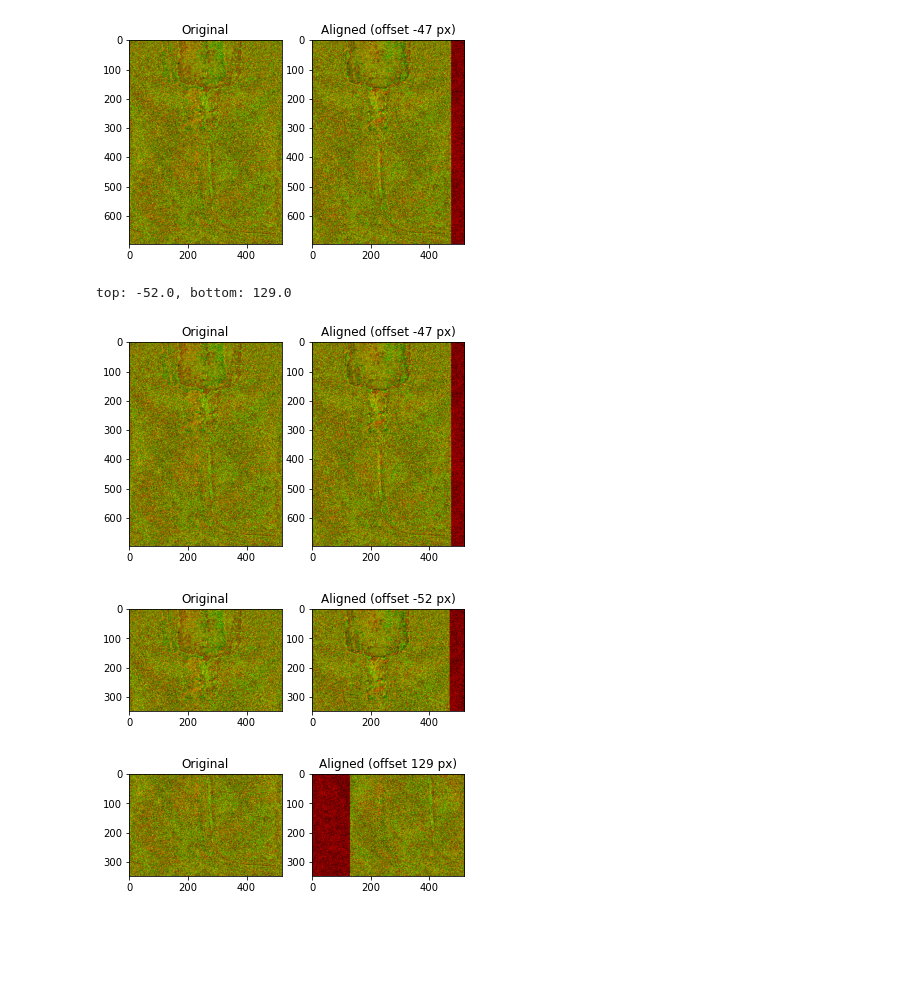
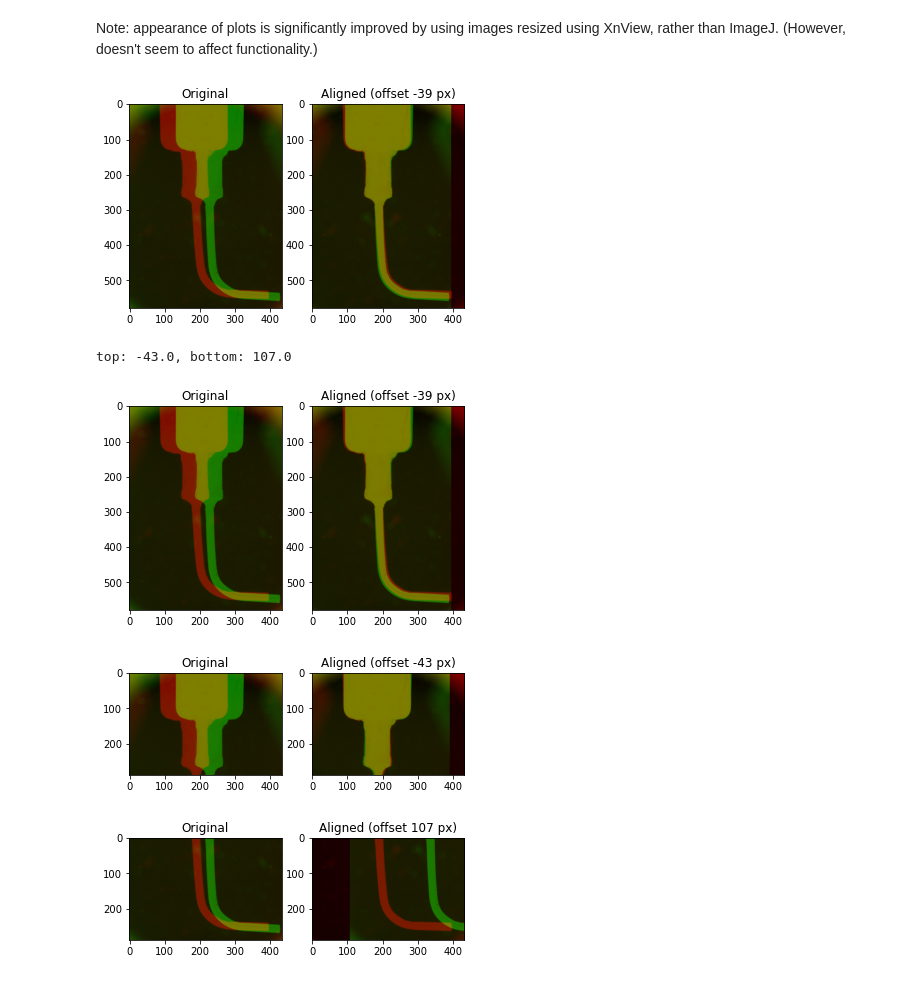
Before and after one commit to kwokkenton/optea, a Jupyter notebook: Srayan_autoalign/auto_align_tilt.ipynb, the cells around one changed output. Saved outputs shown, nothing was run; the diff lists cells and outputs as text; code cells hidden in the pictures; blank space fills up the shorter version.

Commit message:
rerun with xnview images, add note

```diff
--- a/Srayan_autoalign/auto_align_tilt.ipynb
+++ b/Srayan_autoalign/auto_align_tilt.ipynb
@@ -142,21 +145,23 @@ def plot_alignment_tilt(im):
     axes[1].imshow(overlay_images(img1, img2, optimal).astype(np.uint8))
     axes[1].set_title(f'Aligned (offset {int(optimal)} px)')
     plt.show()
+# %% [markdown]
+Note: appearance of plots is significantly improved by using images resized using XnView, rather than ImageJ. (However, doesn't seem to affect functionality.)
 # %%
-needle = io.imread('../../data_store/2022-11-25 needle alignment_halfsize.tif')
+needle = io.imread('../../data_store/2022-11-25 needle alignment_result.tif')
 plot_alignment(needle)
 # %% [output]
-[figure, old version]
+[figure, new version]
 # %%
 plot_alignment_tilt(needle)
 # %% [output]
-top: -52.0, bottom: 129.0
+top: -43.0, bottom: 107.0
-[figure, old version]
+[figure, new version]
 # %%
 plot_alignment(top_half(needle))
 # %% [output]
-[figure, old version]
+[figure, new version]
 # %%
 plot_alignment(bottom_half(needle))
 # %% [output]
-[figure, old version]
+[figure, new version]
```
Also changed, not shown: parts of 1 cell of this notebook.
